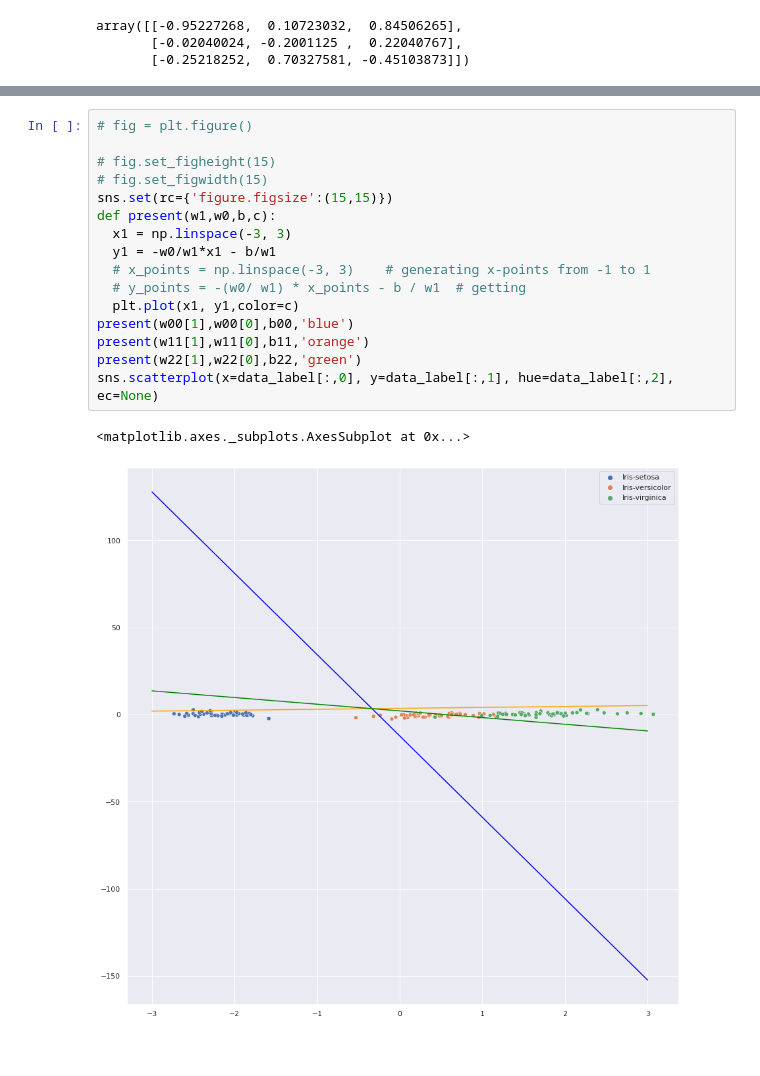
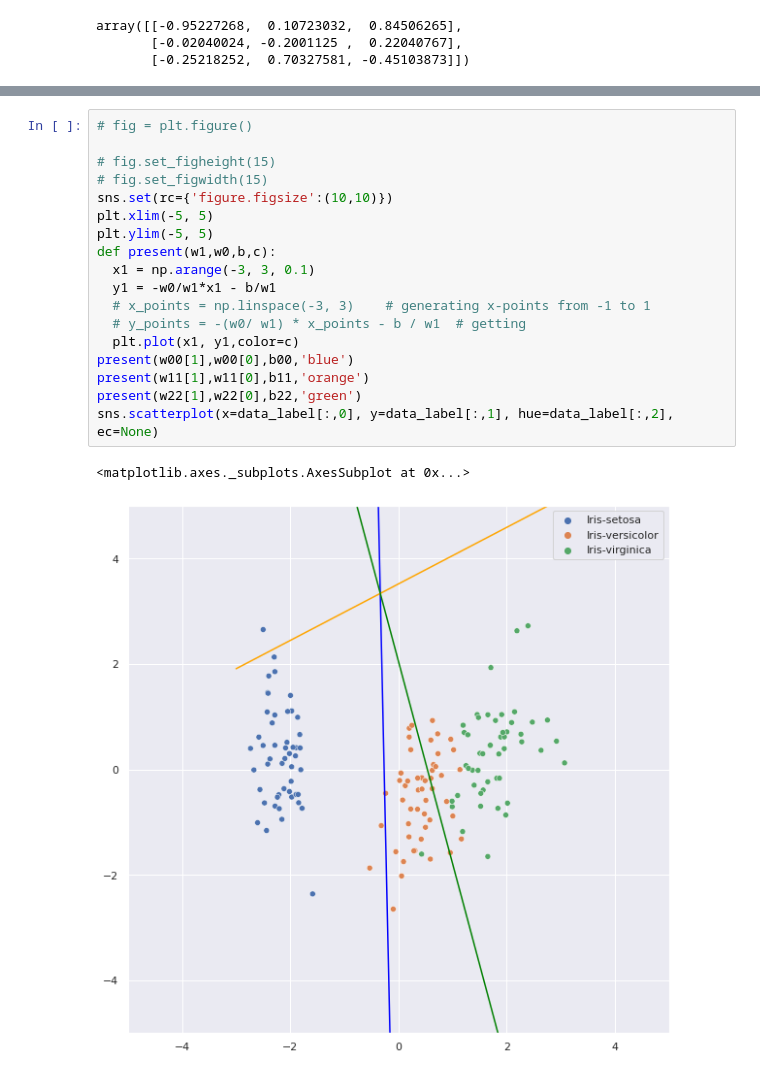
Before and after one commit to BlueElf246/datle2403, a Jupyter notebook: pythonProject/SVM/iris_dataset_pca_svm_visualize.ipynb, the cells around one changed output, grey strips where cells are left out. Cells and saved outputs as stored; diff of their text form.

```diff
--- a/pythonProject/SVM/iris_dataset_pca_svm_visualize.ipynb
+++ b/pythonProject/SVM/iris_dataset_pca_svm_visualize.ipynb
@@ -266,19 +264,21 @@ b22=w_bar_22[-1]
 # %%
 # fig = plt.figure()
 
 # fig.set_figheight(15)
 # fig.set_figwidth(15)
-sns.set(rc={'figure.figsize':(15,15)})
+sns.set(rc={'figure.figsize':(10,10)})
+plt.xlim(-5, 5)
+plt.ylim(-5, 5)
 def present(w1,w0,b,c):
-  x1 = np.linspace(-3, 3)
+  x1 = np.arange(-3, 3, 0.1)
   y1 = -w0/w1*x1 - b/w1
   # x_points = np.linspace(-3, 3)    # generating x-points from -1 to 1
   # y_points = -(w0/ w1) * x_points - b / w1  # getting
   plt.plot(x1, y1,color=c)
 present(w00[1],w00[0],b00,'blue')
 present(w11[1],w11[0],b11,'orange')
 present(w22[1],w22[0],b22,'green')
 sns.scatterplot(x=data_label[:,0], y=data_label[:,1], hue=data_label[:,2], ec=None)
 # %% [output]
 <matplotlib.axes._subplots.AxesSubplot at 0x...>
-[figure, old version]
+[figure, new version]
```
Also changed, not shown: parts of 1 cell of this notebook.
